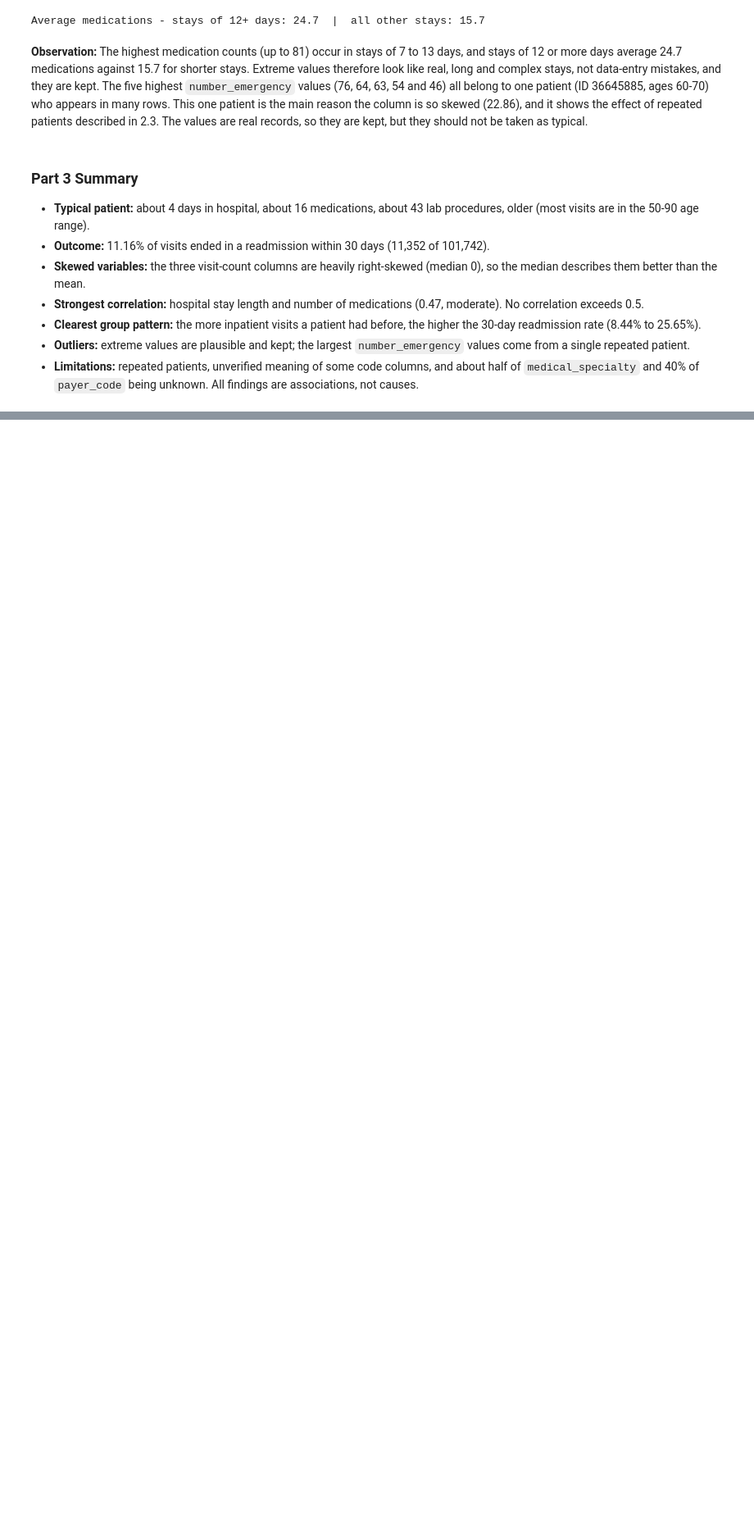
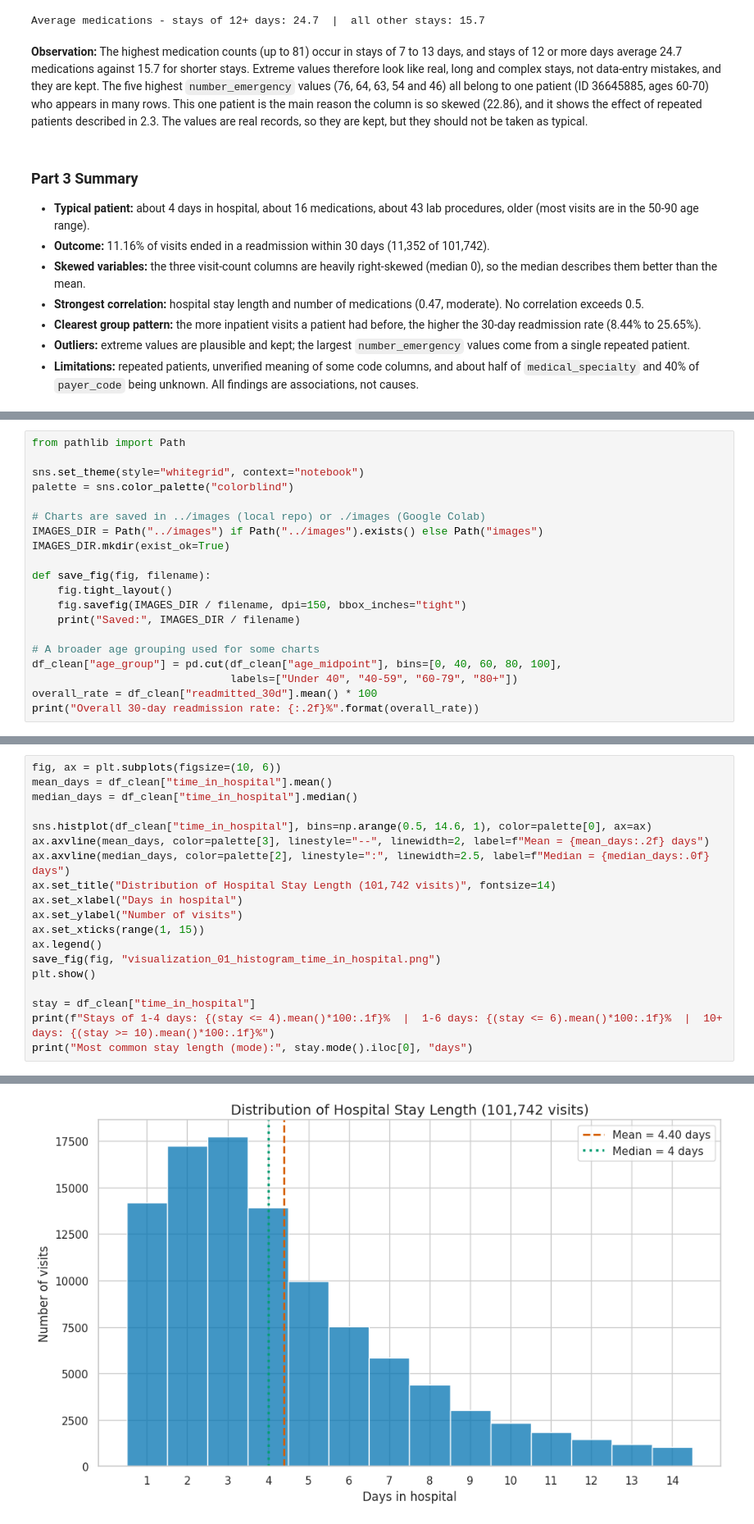
Before and after one commit to Al7bh/Devixo-Internship, a Jupyter notebook: Task_01_AI_ML/notebook/Task_01_Data_Analysis.ipynb, the cells around one changed output, grey strips where cells are left out. Shown at 82% size. Saved outputs shown, nothing was run; the diff lists cells and outputs as text; blank space fills up the shorter version.

Commit message:
Complete Task 4: visualizations

```diff
--- a/Task_01_AI_ML/notebook/Task_01_Data_Analysis.ipynb
+++ b/Task_01_AI_ML/notebook/Task_01_Data_Analysis.ipynb
@@ -1040,0 +1060,20 @@ Average medications - stays of 12+ days: 24.7  |  all other stays: 15.7
+# %%
+from pathlib import Path
+
+sns.set_theme(style="whitegrid", context="notebook")
+palette = sns.color_palette("colorblind")
+
+# Charts are saved in ../images (local repo) or ./images (Google Colab)
+IMAGES_DIR = Path("../images") if Path("../images").exists() else Path("images")
+IMAGES_DIR.mkdir(exist_ok=True)
+
+def save_fig(fig, filename):
+    fig.tight_layout()
+    fig.savefig(IMAGES_DIR / filename, dpi=150, bbox_inches="tight")
+    print("Saved:", IMAGES_DIR / filename)
+
+# A broader age grouping used for some charts
+df_clean["age_group"] = pd.cut(df_clean["age_midpoint"], bins=[0, 40, 60, 80, 100],
+                               labels=["Under 40", "40-59", "60-79", "80+"])
+overall_rate = df_clean["readmitted_30d"].mean() * 100
+print("Overall 30-day readmission rate: {:.2f}%".format(overall_rate))
@@ -1040,0 +1084,20 @@ Average medications - stays of 12+ days: 24.7  |  all other stays: 15.7
+# %%
+fig, ax = plt.subplots(figsize=(10, 6))
+mean_days = df_clean["time_in_hospital"].mean()
+median_days = df_clean["time_in_hospital"].median()
+
+sns.histplot(df_clean["time_in_hospital"], bins=np.arange(0.5, 14.6, 1), color=palette[0], ax=ax)
+ax.axvline(mean_days, color=palette[3], linestyle="--", linewidth=2, label=f"Mean = {mean_days:.2f} days")
+ax.axvline(median_days, color=palette[2], linestyle=":", linewidth=2.5, label=f"Median = {median_days:.0f} days")
+ax.set_title("Distribution of Hospital Stay Length (101,742 visits)", fontsize=14)
+ax.set_xlabel("Days in hospital")
+ax.set_ylabel("Number of visits")
+ax.set_xticks(range(1, 15))
+ax.legend()
+save_fig(fig, "visualization_01_histogram_time_in_hospital.png")
+plt.show()
+
+stay = df_clean["time_in_hospital"]
+print(f"Stays of 1-4 days: {(stay <= 4).mean()*100:.1f}%  |  1-6 days: {(stay <= 6).mean()*100:.1f}%  |  10+ days: {(stay >= 10).mean()*100:.1f}%")
+print("Most common stay length (mode):", stay.mode().iloc[0], "days")
+# %% [output]
@@ -1040,0 +1105 @@ Average medications - stays of 12+ days: 24.7  |  all other stays: 15.7
+[figure, added]
```
Also changed, not shown: parts of 39 cells of this notebook, 13 other files.
